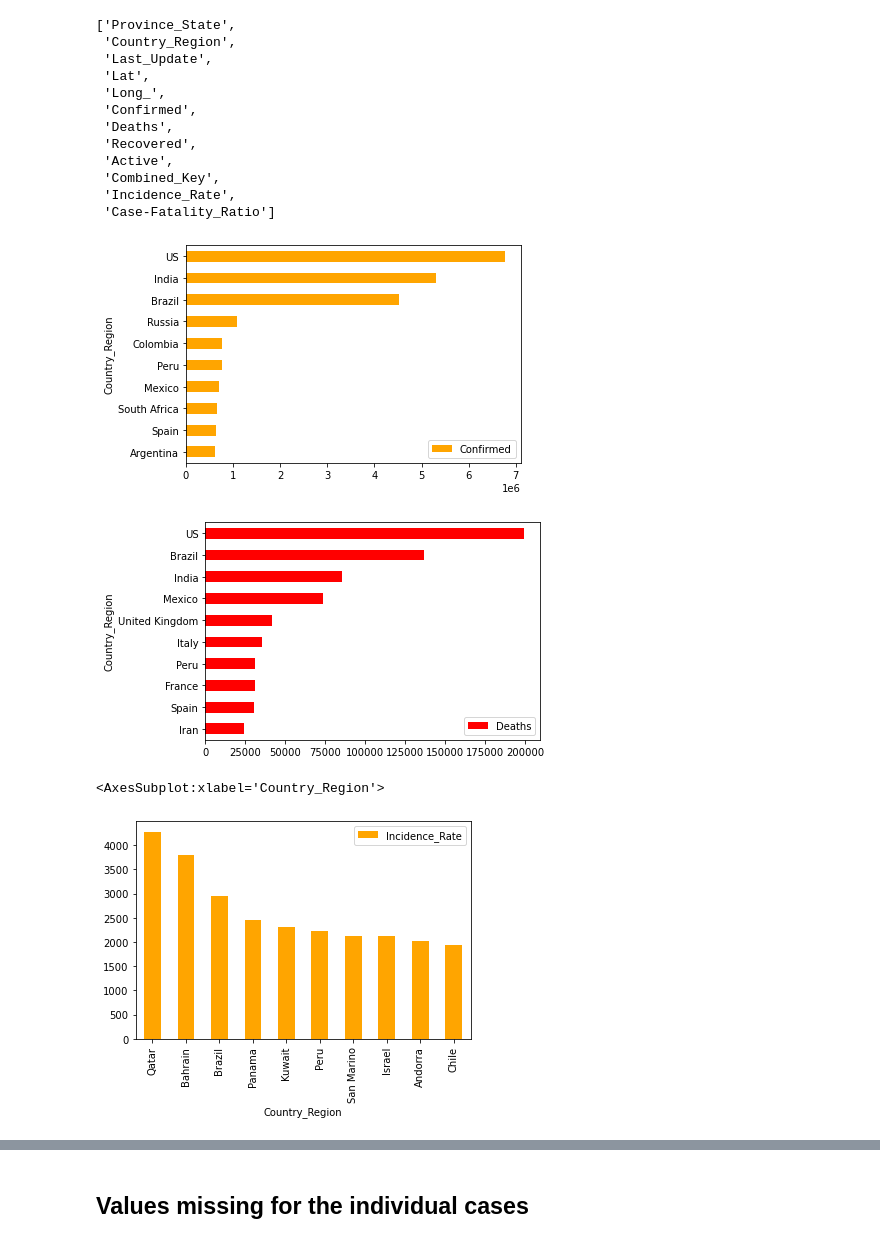
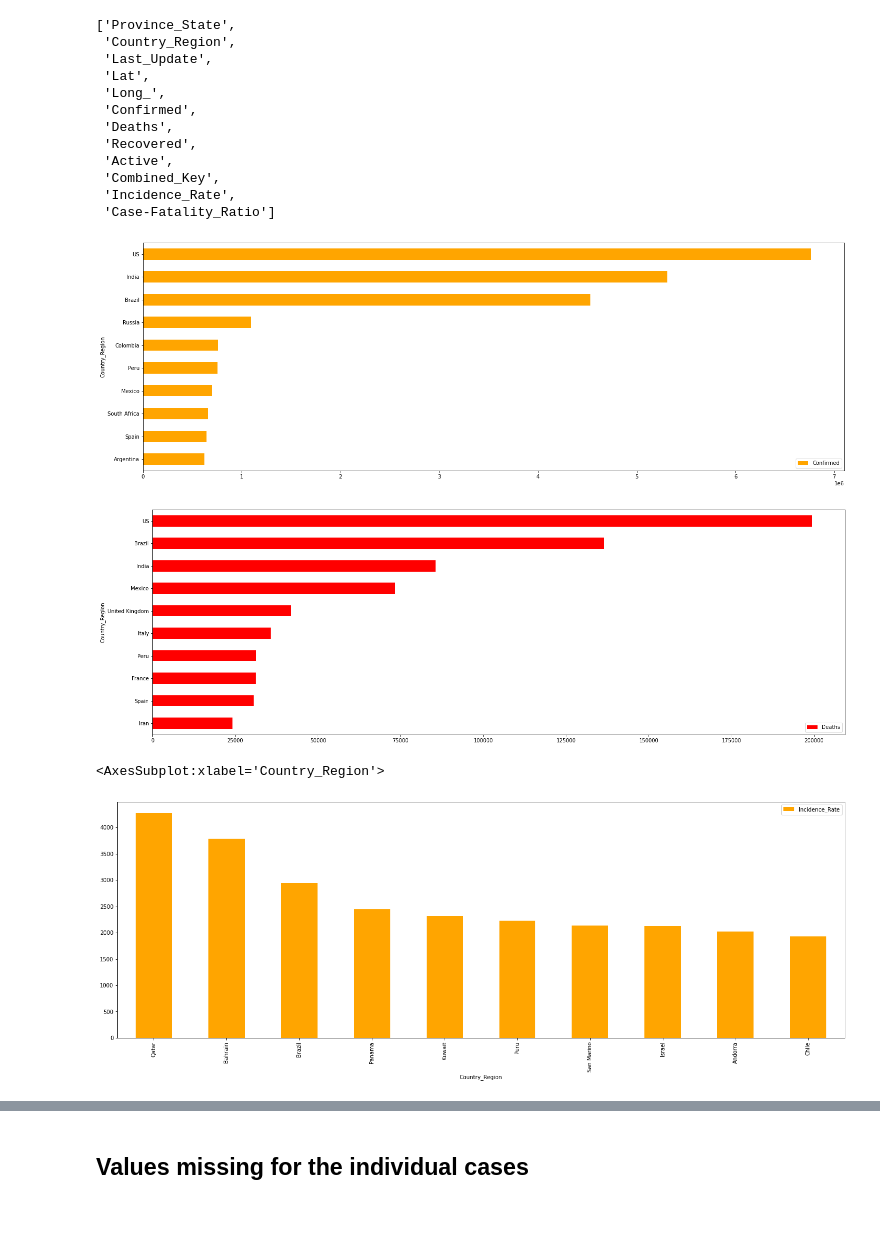
Before and after one commit to alhparsa/CMPT459-Project, a Jupyter notebook: Milestone_1.ipynb, the cells around one changed output, grey strips where cells are left out. Drawn from its saved outputs; the diff is of its cells as text; code cells hidden in the pictures; blank space fills up the shorter version.

Commit message:
add one more graph, resize some other ones

```diff
--- a/Milestone_1.ipynb
+++ b/Milestone_1.ipynb
@@ -45,15 +45,15 @@ list(loc.columns)
 # %%
 country_total = loc.groupby(by='Country_Region').sum()
 
 confirmed_total = country_total.sort_values(by='Confirmed', ascending=False).head(10).reset_index()
-confirmed_total.plot.barh(x='Country_Region', y='Confirmed', color='orange').invert_yaxis()
+confirmed_total.plot.barh(x='Country_Region', y='Confirmed', color='orange',figsize=(24,8)).invert_yaxis()
 # %% [output]
-[figure, old version]
+[figure, new version]
 # %%
 death_total = country_total.sort_values(by='Deaths', ascending=False).head(10).reset_index()
-death_total.plot.barh(x='Country_Region', y='Deaths', color='red').invert_yaxis()
+death_total.plot.barh(x='Country_Region', y='Deaths', color='red',figsize=(24,8)).invert_yaxis()
 # %% [output]
-[figure, old version]
+[figure, new version]
 # %%
 # US data has no recoveries
 #recovered_total = country_total.sort_values(by='Recovered', ascending=False).head(10).reset_index()
@@ -62,9 +62,9 @@ death_total.plot.barh(x='Country_Region', y='Deaths', color='red').invert_yaxis(
 country_mean = loc.groupby(by='Country_Region').mean()
 
 incidence_rate = country_mean.sort_values(by='Incidence_Rate', ascending=False).head(10).reset_index()
-incidence_rate.plot.bar(x='Country_Region', y='Incidence_Rate', color='orange')
+incidence_rate.plot.bar(x='Country_Region', y='Incidence_Rate', color='orange',figsize=(24,8))
 # %% [output]
 <AxesSubplot:xlabel='Country_Region'>
-[figure, old version]
+[figure, new version]
 # %%
 fatality_ratio = country_mean.sort_values(by='Case-Fatality_Ratio', ascending=False).head(10).reset_index()
```
Also changed, not shown: parts of 4 cells of this notebook.
